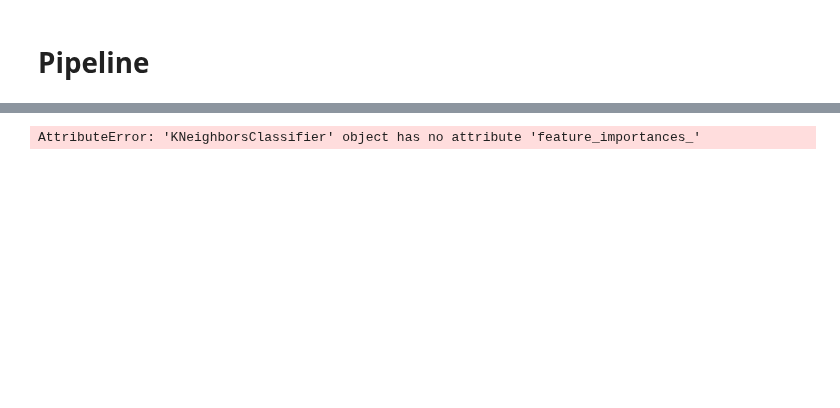
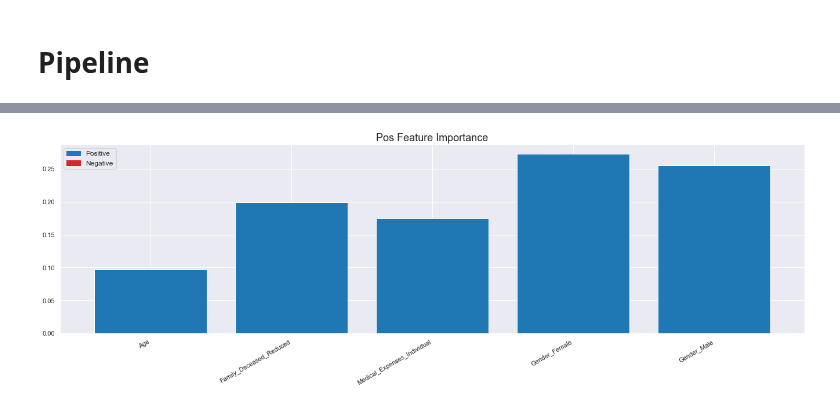
Before and after one commit to DavidSilva98/ML_project, a Jupyter notebook: Pipeline.ipynb, the cells around one changed output, grey strips where cells are left out. Drawn from its saved outputs; the diff is of its cells as text; code cells hidden in the pictures; blank space fills up the shorter version.

```diff
--- a/Pipeline.ipynb
+++ b/Pipeline.ipynb
@@ -573,5 +589,5 @@ No feature selection was done!
 # %%
 # Feature Importance pos
-# feature_importance(id_num, gscv, fimp_pre=False)
+feature_importance(id_num, gscv, fimp_pre=False)
 # %% [output]
-AttributeError: 'KNeighborsClassifier' object has no attribute 'feature_importances_'
+[figure, added]
```
Also changed, not shown: parts of 6 cells of this notebook.
